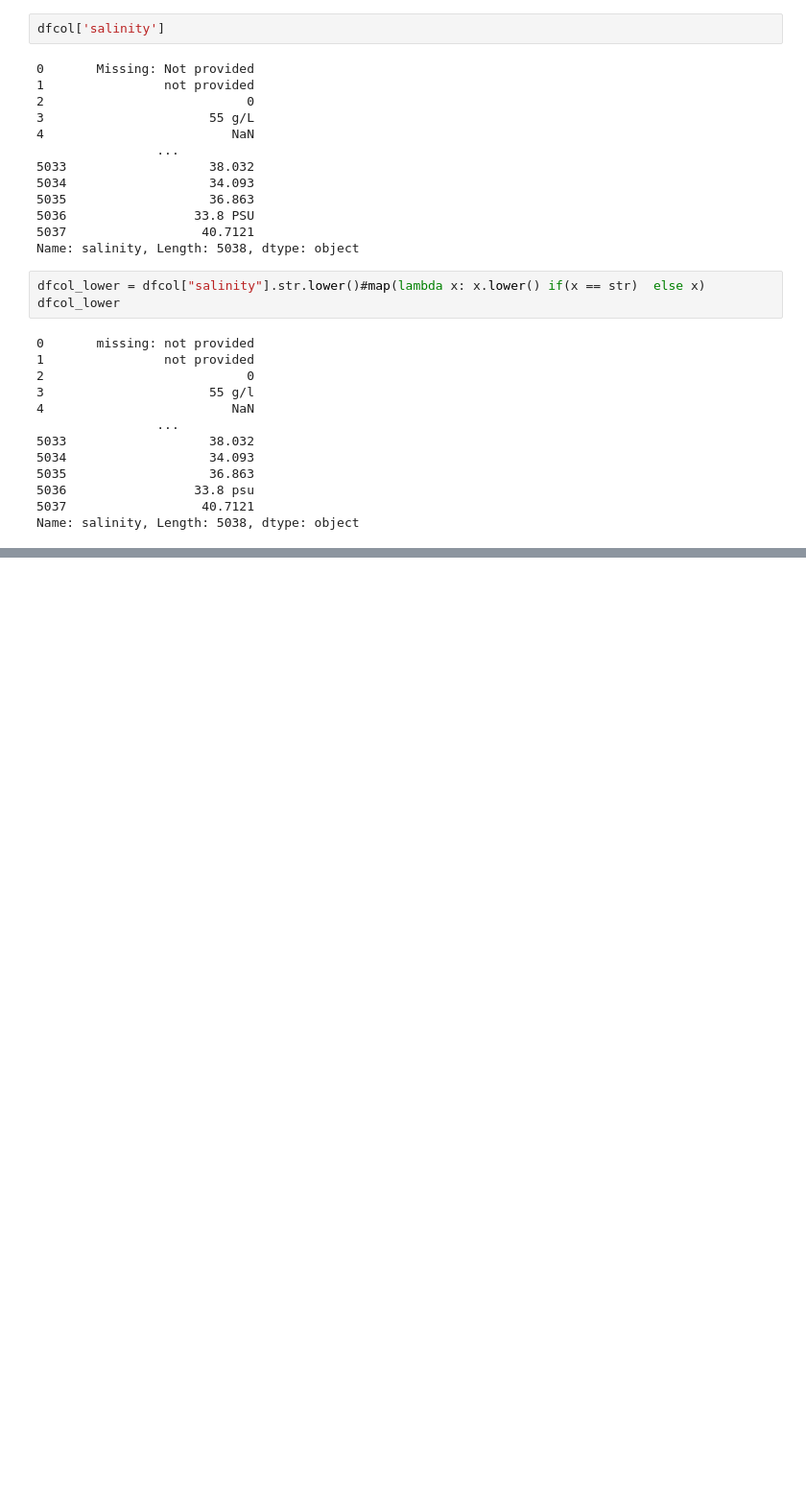
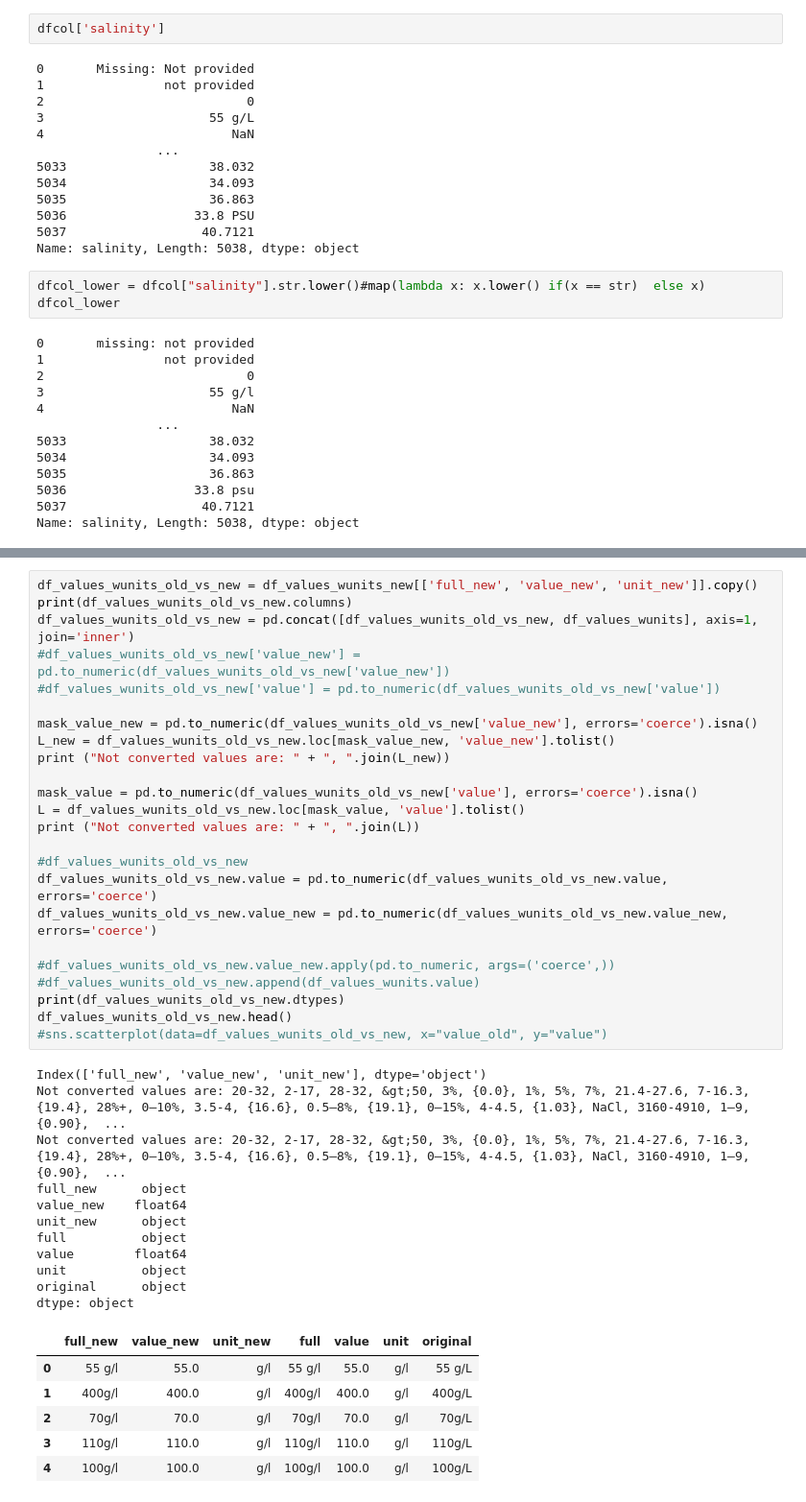
Before and after one commit to realmarcin/biosample-analysis, a Jupyter notebook: src/notebooks/salinity_regexp.ipynb, the cells around one changed output, grey strips where cells are left out. Shown at 96% size. Saved outputs shown, nothing was run; the diff lists cells and outputs as text; blank space fills up the shorter version.

```diff
--- a/src/notebooks/salinity_regexp.ipynb
+++ b/src/notebooks/salinity_regexp.ipynb
@@ -765,0 +820,42 @@ sns.scatterplot(data=df_values_wunits_old_vs_new, x="value_new", y="value")
+# %%
+df_values_wunits_old_vs_new = df_values_wunits_new[['full_new', 'value_new', 'unit_new']].copy()
+print(df_values_wunits_old_vs_new.columns)
+df_values_wunits_old_vs_new = pd.concat([df_values_wunits_old_vs_new, df_values_wunits], axis=1, join='inner')
+#df_values_wunits_old_vs_new['value_new'] = pd.to_numeric(df_values_wunits_old_vs_new['value_new'])
+#df_values_wunits_old_vs_new['value'] = pd.to_numeric(df_values_wunits_old_vs_new['value'])
+
+mask_value_new = pd.to_numeric(df_values_wunits_old_vs_new['value_new'], errors='coerce').isna()
+L_new = df_values_wunits_old_vs_new.loc[mask_value_new, 'value_new'].tolist()
+print ("Not converted values are: " + ", ".join(L_new))
+
+mask_value = pd.to_numeric(df_values_wunits_old_vs_new['value'], errors='coerce').isna()
+L = df_values_wunits_old_vs_new.loc[mask_value, 'value'].tolist()
+print ("Not converted values are: " + ", ".join(L))
+
+#df_values_wunits_old_vs_new
+df_values_wunits_old_vs_new.value = pd.to_numeric(df_values_wunits_old_vs_new.value, errors='coerce')
+df_values_wunits_old_vs_new.value_new = pd.to_numeric(df_values_wunits_old_vs_new.value_new, errors='coerce')
+
+#df_values_wunits_old_vs_new.value_new.apply(pd.to_numeric, args=('coerce',))
+#df_values_wunits_old_vs_new.append(df_values_wunits.value)
+print(df_values_wunits_old_vs_new.dtypes)
+df_values_wunits_old_vs_new.head()
+#sns.scatterplot(data=df_values_wunits_old_vs_new, x="value_old", y="value")
+# %% [output]
+Index(['full_new', 'value_new', 'unit_new'], dtype='object')
+Not converted values are: 20-32, 2-17, 28-32, &gt;50, 3%, {0.0}, 1%, 5%, 7%, 21.4-27.6, 7-16.3, {19.4}, 28%+, 0–10%, 3.5-4, {16.6}, 0.5–8%, {19.1}, 0–15%, 4-4.5, {1.03}, NaCl, 3160-4910, 1–9, {0.90},  ...
+Not converted values are: 20-32, 2-17, 28-32, &gt;50, 3%, {0.0}, 1%, 5%, 7%, 21.4-27.6, 7-16.3, {19.4}, 28%+, 0–10%, 3.5-4, {16.6}, 0.5–8%, {19.1}, 0–15%, 4-4.5, {1.03}, NaCl, 3160-4910, 1–9, {0.90},  ...
+full_new      object
+value_new    float64
+unit_new      object
+full          object
+value        float64
+unit          object
+original      object
+dtype: object
+|  | full_new | value_new | unit_new | full | value | unit | original |
+| 0 | 55 g/l | 55.0 | g/l | 55 g/l | 55.0 | g/l | 55 g/L |
+| 1 | 400g/l | 400.0 | g/l | 400g/l | 400.0 | g/l | 400g/L |
+| 2 | 70g/l | 70.0 | g/l | 70g/l | 70.0 | g/l | 70g/L |
+| 3 | 110g/l | 110.0 | g/l | 110g/l | 110.0 | g/l | 110g/L |
+| 4 | 100g/l | 100.0 | g/l | 100g/l | 100.0 | g/l | 100g/L |
```
Also changed, not shown: parts of 34 cells of this notebook.
